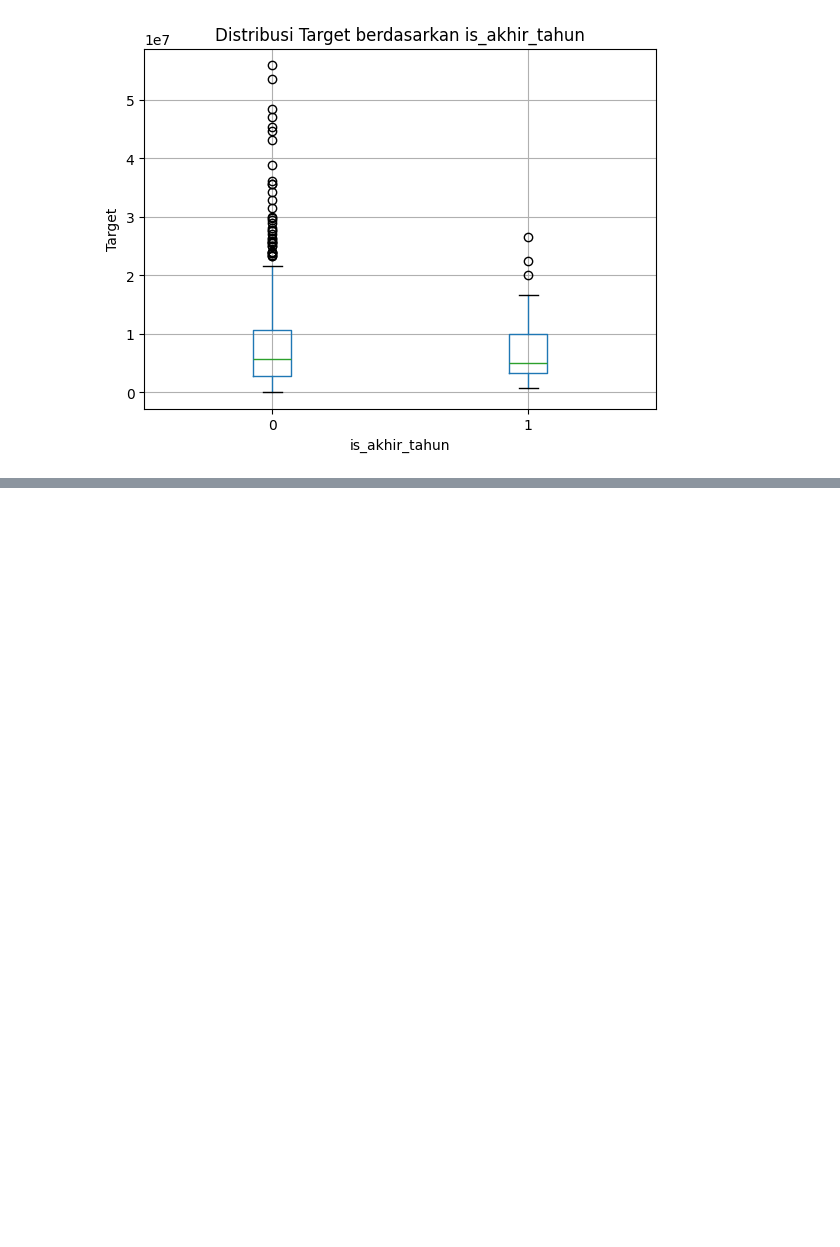
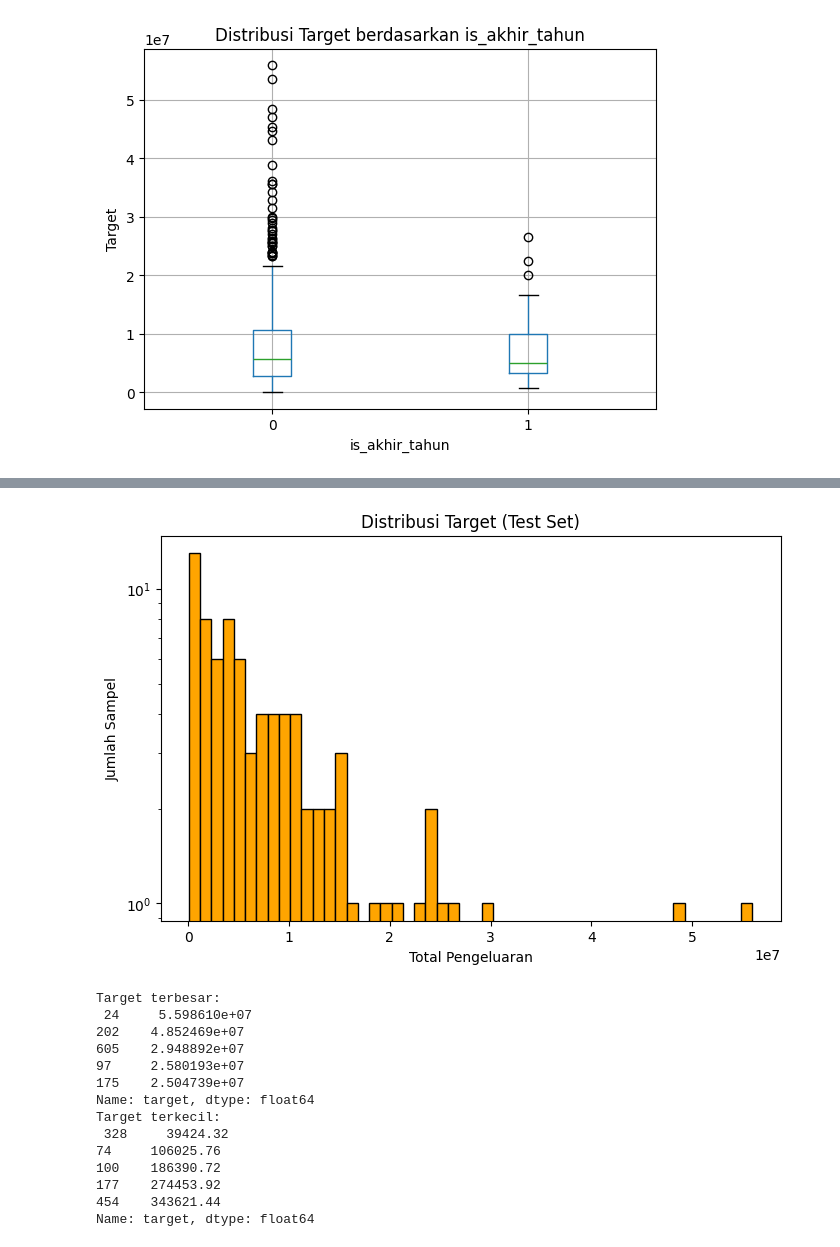
Before and after one commit to adenurchalisa/Capstone-Model, a Jupyter notebook: model_prediksi_1.ipynb, the cells around one changed output, grey strips where cells are left out. Saved outputs shown, nothing was run; the diff lists cells and outputs as text; code cells hidden in the pictures; blank space fills up the shorter version.

```diff
--- a/model_prediksi_1.ipynb
+++ b/model_prediksi_1.ipynb
@@ -300,0 +335,29 @@ Name: count, dtype: int64
+# %%
+# Plot distribusi target di test set
+plt.figure(figsize=(8,5))
+plt.hist(y_test, bins=50, color='orange', edgecolor='k')
+plt.title('Distribusi Target (Test Set)')
+plt.xlabel('Total Pengeluaran')
+plt.ylabel('Jumlah Sampel')
+plt.yscale('log')
+plt.show()
+
+# Print 5 nilai target terbesar & terkecil
+print("Target terbesar:\n", y_test.sort_values(ascending=False).head())
+print("Target terkecil:\n", y_test.sort_values().head())
+# %% [output]
+[figure, added]
+Target terbesar:
+ 24     5.598610e+07
+202    4.852469e+07
+605    2.948892e+07
+97     2.580193e+07
+175    2.504739e+07
+Name: target, dtype: float64
+Target terkecil:
+ 328     39424.32
+74     106025.76
+100    186390.72
+177    274453.92
+454    343621.44
+Name: target, dtype: float64
```
Also changed, not shown: parts of 3 cells of this notebook.
